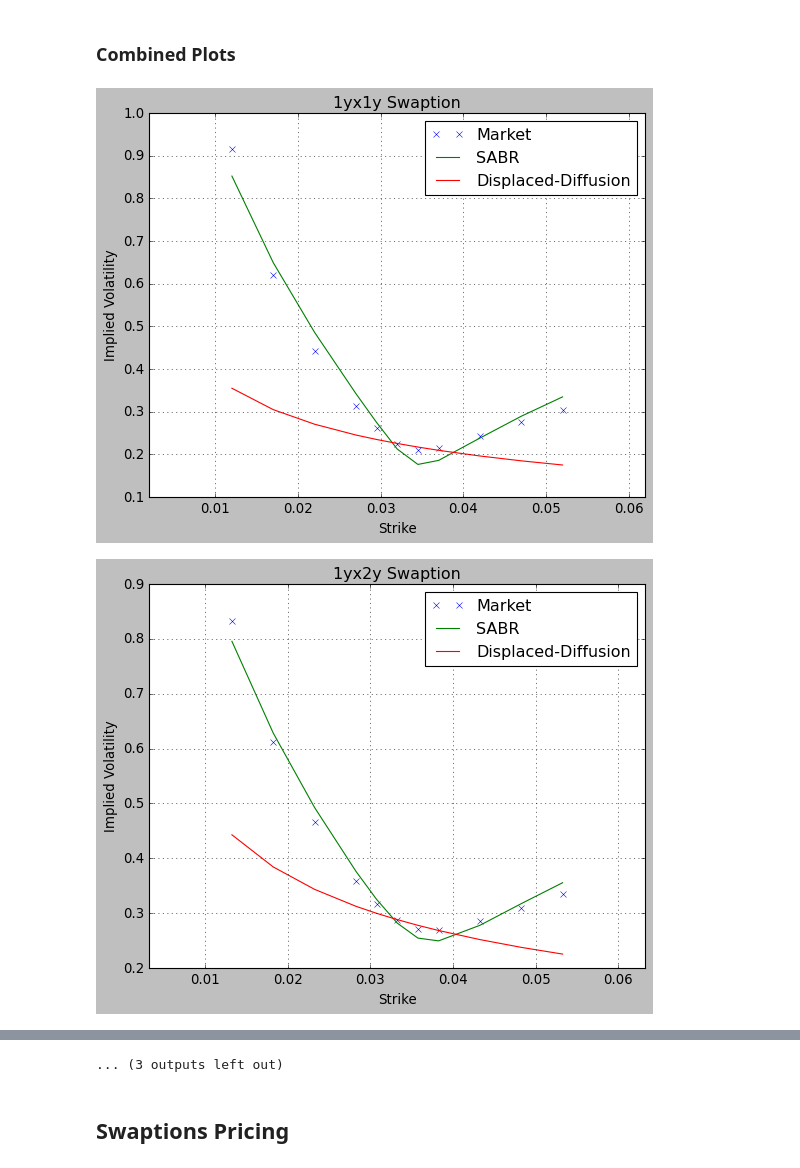
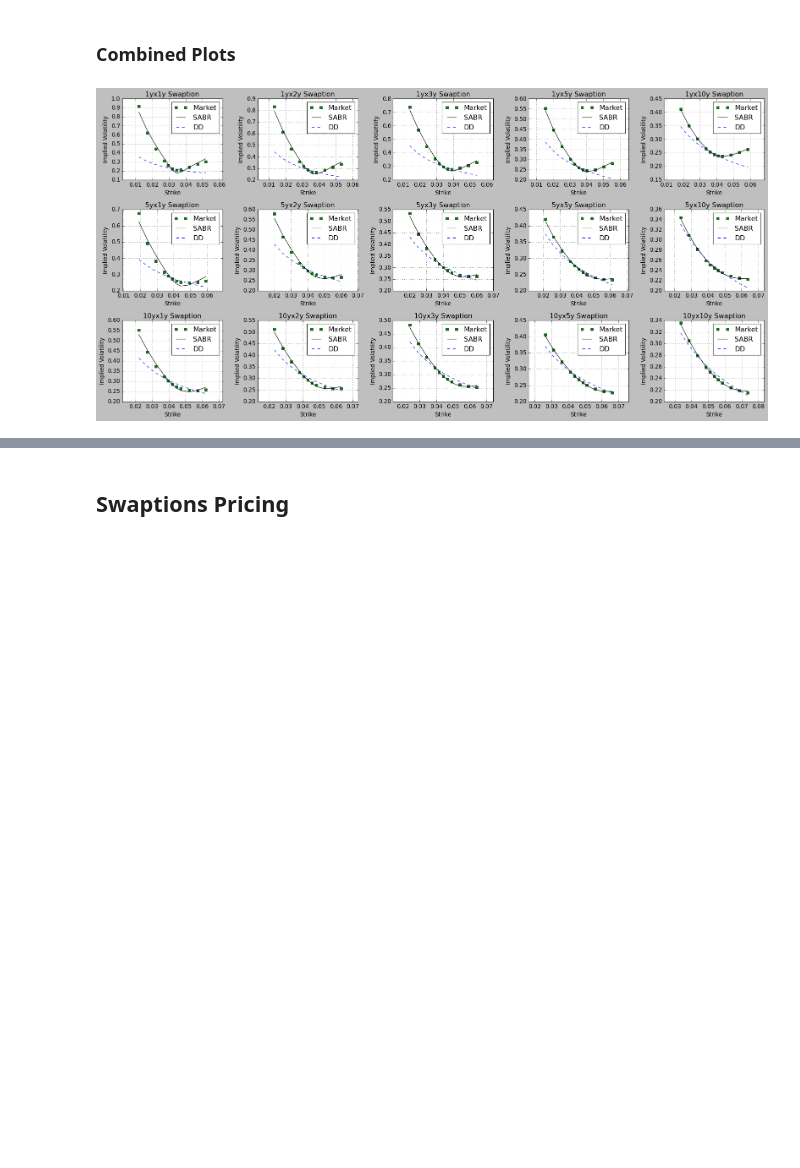
Before and after one commit to andreignatius/fixed-income, a Jupyter notebook: swaption_calibration/swaption_calibration_eko.ipynb, the cells around one changed output, grey strips where cells are left out. Drawn from its saved outputs; the diff is of its cells as text; code cells hidden in the pictures; blank space fills up the shorter version.

```diff
--- a/swaption_calibration/swaption_calibration_eko.ipynb
+++ b/swaption_calibration/swaption_calibration_eko.ipynb
@@ -502,7 +466,7 @@ for index, row in df_swap_rates.iterrows():
     F = swap_rate
     T = expiry
 
-    initial_guess = [0.2, -0.5, 1]  # alpha, rho, nu
+    initial_guess = [0.18, -0.45, 0.5]  # alpha, rho, nu
     res = least_squares(
         lambda x: calculate_SABR_vol_err(
             x,
@@ -513,7 +477,7 @@ for index, row in df_swap_rates.iterrows():
             beta,
         ),
         initial_guess,
-        max_nfev=3000,
+        max_nfev=6000,
     )
 
     alpha, rho, nu = res.x
@@ -586,32 +550,33 @@ SABR Nu Parameters:
 # %% [markdown]
 ### Combined Plots
 # %%
-for index, row in df_swap_rates.iterrows():
+fig, axs = plt.subplots(3, 5, figsize=(20, 10), tight_layout=True)
+
+for index, ax in enumerate(axs.flatten()):
+    row = df_swap_rates.loc[index]
     expiry, tenor, swap_rate = (
         row["Expiry"],
         row["Tenor"],
         row["Swap Rate"],
     )
     strikes = swap_rate + vol_rates_change
 
     dic_key = "{}Yx{}Y".format(expiry, tenor)
     calibrated_sabr_vols = swaption_calibrated_sabr_vols[dic_key]
     calibrated_dd_vols = swaption_calibrated_ddm_vols[dic_key]
     actual_vols = df_swaption.loc[(expiry, tenor)].values / 100
 
     title = "{}yx{}y Swaption".format(int(expiry), int(tenor))
-    plt.title(title)
-    plt.plot(strikes, actual_vols, "x", label="Market")
-    plt.plot(strikes, calibrated_sabr_vols, label="SABR")
-    plt.plot(strikes, calibrated_dd_vols, label="Displaced-Diffusion")
+    ax.set_title(title)
+    ax.plot(strikes, actual_vols, "gs", label="Market")
+    ax.plot(strikes, calibrated_sabr_vols, "k", label="SABR")
+    ax.plot(strikes, calibrated_dd_vols, "--", label="DD")
 
-    plt.xlim(min(strikes) - 0.01, max(strikes) + 0.01)
-    plt.grid()
-    plt.xlabel("Strike")
-    plt.ylabel("Implied Volatility")
-    plt.legend()
-    plt.savefig("./output/part_2_swaption_{}.png".format(title))
-    plt.show()
+    ax.set_xlim(min(strikes) - 0.01, max(strikes) + 0.01)
+    ax.grid()
+    ax.set_xlabel("Strike")
+    ax.set_ylabel("Implied Volatility")
+    ax.legend()
+fig.savefig("./output/part_2_swaption_calibration.png")
 # %% [output]
-[figure, old version]
+[figure, new version]
-[figure, removed]
@@ -628,4 +583,3 @@ for index, row in df_swap_rates.iterrows():
-... (3 outputs left out)
 # %% [markdown]
 ## Swaptions Pricing
 # %%
```
Also changed, not shown: parts of 8 cells of this notebook, 19 other files.
